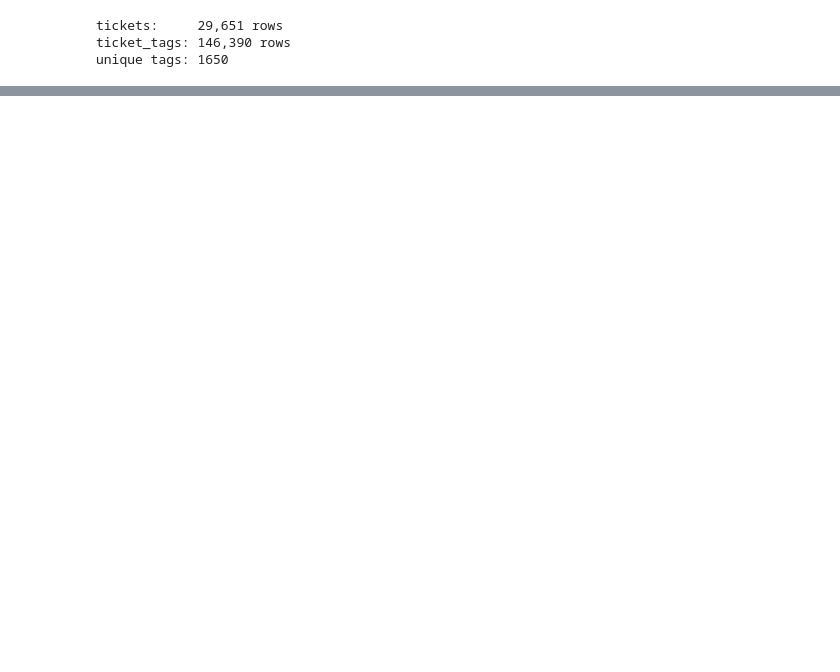
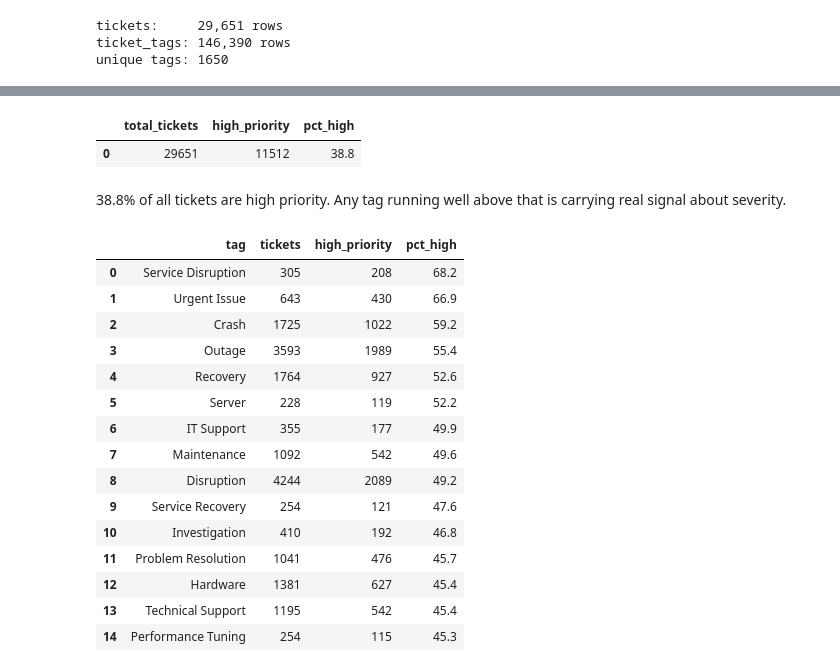
Before and after one commit to shramana-sanyal/sql-ticket-analysis, a Jupyter notebook: sql_analysis.ipynb, the cells around one changed output, grey strips where cells are left out. Drawn from its saved outputs; the diff is of its cells as text; code cells hidden in the pictures; blank space fills up the shorter version.

```diff
--- a/sql_analysis.ipynb
+++ b/sql_analysis.ipynb
@@ -50,0 +347,45 @@ unique tags: 1650
+# %%
+q("""
+    SELECT
+        COUNT(*) AS total_tickets,
+        SUM(CASE WHEN priority = 'high' THEN 1 ELSE 0 END) AS high_priority,
+        ROUND(100.0 * SUM(CASE WHEN priority = 'high' THEN 1 ELSE 0 END) / COUNT(*), 1) AS pct_high
+    FROM tickets
+""")
+# %% [output]
+|  | total_tickets | high_priority | pct_high |
+| 0 | 29651 | 11512 | 38.8 |
+# %% [markdown]
+38.8% of all tickets are high priority. Any tag running well above that
+is carrying real signal about severity.
+# %%
+q("""
+    SELECT
+        t.tag,
+        COUNT(*) AS tickets,
+        SUM(CASE WHEN tk.priority = 'high' THEN 1 ELSE 0 END) AS high_priority,
+        ROUND(100.0 * SUM(CASE WHEN tk.priority = 'high' THEN 1 ELSE 0 END) / COUNT(*), 1) AS pct_high
+    FROM ticket_tags t
+    JOIN tickets tk ON tk.ticket_id = t.ticket_id
+    GROUP BY t.tag
+    HAVING COUNT(*) >= 200
+    ORDER BY pct_high DESC
+    LIMIT 15
+""")
+# %% [output]
+|  | tag | tickets | high_priority | pct_high |
+| 0 | Service Disruption | 305 | 208 | 68.2 |
+| 1 | Urgent Issue | 643 | 430 | 66.9 |
+| 2 | Crash | 1725 | 1022 | 59.2 |
+| 3 | Outage | 3593 | 1989 | 55.4 |
+| 4 | Recovery | 1764 | 927 | 52.6 |
+| 5 | Server | 228 | 119 | 52.2 |
+| 6 | IT Support | 355 | 177 | 49.9 |
+| 7 | Maintenance | 1092 | 542 | 49.6 |
+| 8 | Disruption | 4244 | 2089 | 49.2 |
+| 9 | Service Recovery | 254 | 121 | 47.6 |
+| 10 | Investigation | 410 | 192 | 46.8 |
+| 11 | Problem Resolution | 1041 | 476 | 45.7 |
+| 12 | Hardware | 1381 | 627 | 45.4 |
+| 13 | Technical Support | 1195 | 542 | 45.4 |
+| 14 | Performance Tuning | 254 | 115 | 45.3 |
```
Also changed, not shown: parts of 26 cells of this notebook.
